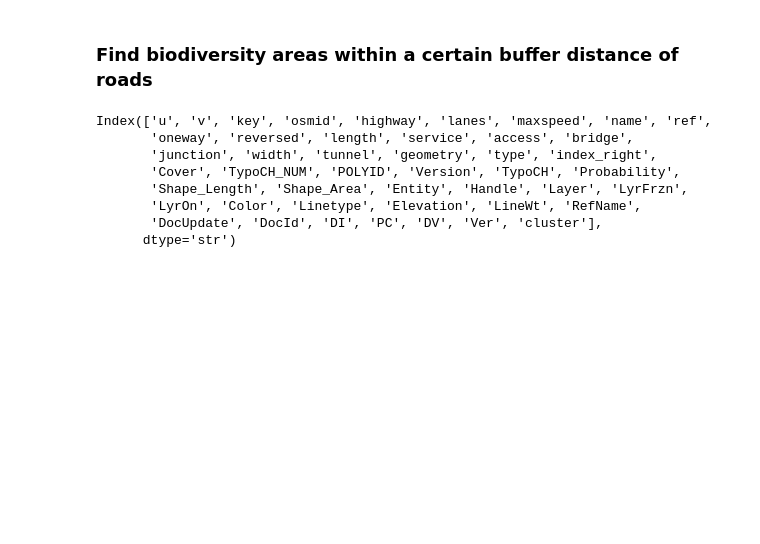
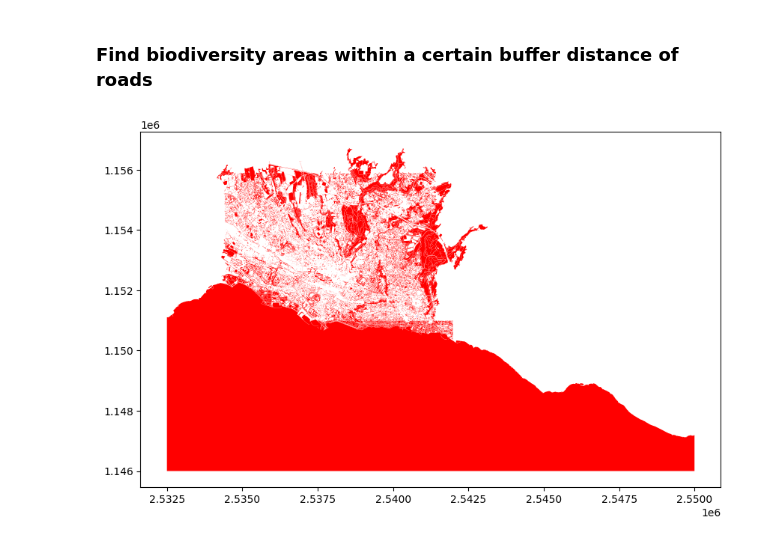
Before and after one commit to EPFL-ENAC/bluecity-viz, a Jupyter notebook: processing/storylines/biodiverstiy/biodiversity.ipynb, the cells around one changed output. Saved outputs shown, nothing was run; the diff lists cells and outputs as text; code cells hidden in the pictures; blank space fills up the shorter version.

```diff
--- a/processing/storylines/biodiverstiy/biodiversity.ipynb
+++ b/processing/storylines/biodiverstiy/biodiversity.ipynb
@@ -18,16 +18,16 @@ gdb_path = os.path.join(data_dir, 'Lebensraumkarte_v1_1_VD_20241025.gdb')
 layers = fiona.listlayers(gdb_path)
 
 # Read a specific layer
-gdf = gpd.read_file(gdb_path, layer=layers[0])
+areas = gpd.read_file(gdb_path, layer=layers[0])
 
 bike_path = os.path.join(data_dir, 'lausanne_bike_edges.gpkg')
-bike_roads = gpd.read_file(bike_path)
+bike_roads = gpd.read_file(bike_path, columns=['POLYID', 'geometry'])
 
 drive_path = os.path.join(data_dir, 'lausanne_drive_edges.gpkg')
-drive_roads = gpd.read_file(drive_path)
+drive_roads = gpd.read_file(drive_path, columns=['POLYID', 'geometry'])
 
 walk_path = os.path.join(data_dir, 'lausanne_walk_edges.gpkg')
-walk_roads = gpd.read_file(walk_path)
+walk_roads = gpd.read_file(walk_path, columns=['POLYID', 'geometry'])
 # %% [markdown]
 ### Regroup all road types
 # %%
@@ -36,36 +36,39 @@ drive_roads["type"] = "drive"
 walk_roads["type"] = "walk"
 
 roads = pd.concat([bike_roads, drive_roads, walk_roads], ignore_index=True)
+roads = roads.head(1) # Limit to 10 rows for testing
 # %% [markdown]
 ### Select biodiversity areas within Lausanne
 # %%
+buffer_distance = 10  # meters
+
 # select only biodiversity areas within Lausanne
-lausanne_boundary = gpd.read_file(os.path.join(data_dir, 'Lausanne Districts.gpkg'))
-lausanne_boundary["geometry"] = lausanne_boundary.geometry.buffer(10)  # Fix potential geometry issues
-gdf_lausanne = gpd.sjoin(gdf, lausanne_boundary, how='inner', predicate='intersects')
-gdf_lausanne.drop(columns=['index_right'], inplace=True)
+lausanne_boundary = gpd.read_file(os.path.join(data_dir, 'Lausanne Districts.gpkg'), columns=['geometry'])
+lausanne_boundary["geometry"] = lausanne_boundary.geometry.buffer(buffer_distance)  # includes outside areas that are close to the boundary
+xmin, ymin, xmax, ymax = lausanne_boundary.total_bounds
+
+areas_lausanne = areas.cx[xmin:xmax, ymin:ymax]
+areas_lausanne = areas_lausanne[~areas_lausanne["TypoCH"].str.startswith("9")] # Zones spéciales
+areas_lausanne = areas_lausanne[~areas_lausanne["TypoCH"].str.startswith("8")] # Zones de trasport
+areas_lausanne = areas_lausanne[~areas_lausanne["TypoCH"].str.startswith("5")] # Surfaces bâties
 # %% [markdown]
 ### Find biodiversity areas within a certain buffer distance of roads
 # %%
-# For each road, find all the biodiversity areas within a 10m buffer
-buffer_distance = 10  # meters
+# Ensure same CRS by reprojecting roads to match areas_lausanne
+roads = roads.to_crs(areas_lausanne.crs)
 
-# Create a buffer around each road
-roads.crs =  gdf_lausanne.crs
-roads['geometry'] = roads.geometry.buffer(buffer_distance)
+# Create a buffered version of roads without modifying the original
+roads_buffered = roads.copy()
+roads_buffered['geometry'] = roads_buffered.geometry.buffer(buffer_distance)
 
 # Spatial join to find biodiversity areas within each buffered road
-roads_with_biodiversity = gpd.sjoin(roads, gdf_lausanne, how='left', predicate='intersects')
-roads_with_biodiversity = roads_with_biodiversity.drop(columns=['index_right'])
+# Each road will have multiple rows if it intersects multiple areas
+roads_with_biodiversity = gpd.sjoin(areas_lausanne, roads_buffered, how='left', predicate='intersects')
 roads_with_biodiversity['cluster'] = None
-# %%
-roads_with_biodiversity.columns
-# %% [output]
-Index(['u', 'v', 'key', 'osmid', 'highway', 'lanes', 'maxspeed', 'name', 'ref',
-       'oneway', 'reversed', 'length', 'service', 'access', 'bridge',
-       'junction', 'width', 'tunnel', 'geometry', 'type', 'index_right',
-       'Cover', 'TypoCH_NUM', 'POLYID', 'Version', 'TypoCH', 'Probability',
-       'Shape_Length', 'Shape_Area', 'Entity', 'Handle', 'Layer', 'LyrFrzn',
-       'LyrOn', 'Color', 'Linetype', 'Elevation', 'LineWt', 'RefName',
-       'DocUpdate', 'DocId', 'DI', 'PC', 'DV', 'Ver', 'cluster'],
-      dtype='str')
+# %%
+fig, ax = plt.subplots(figsize=(10, 10))
+roads.plot(ax=ax, color='blue', markersize=5)
+roads_with_biodiversity.plot(ax=ax, color='red', markersize=1)
+plt.show()
+# %% [output]
+[figure, added]
```
Also changed, not shown: parts of 1 cell of this notebook.
